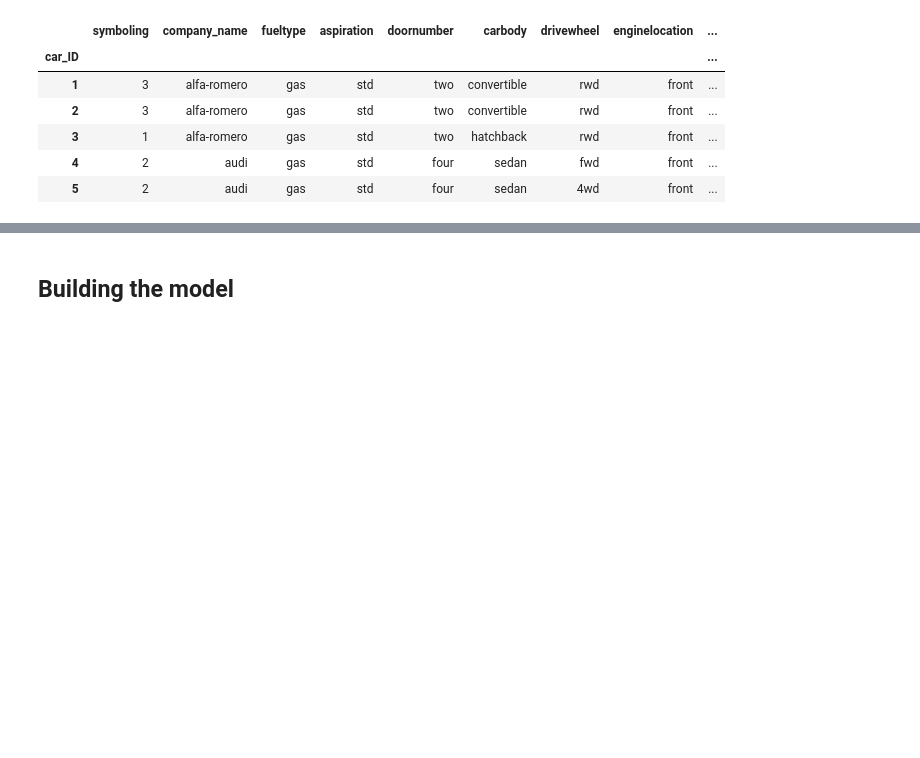
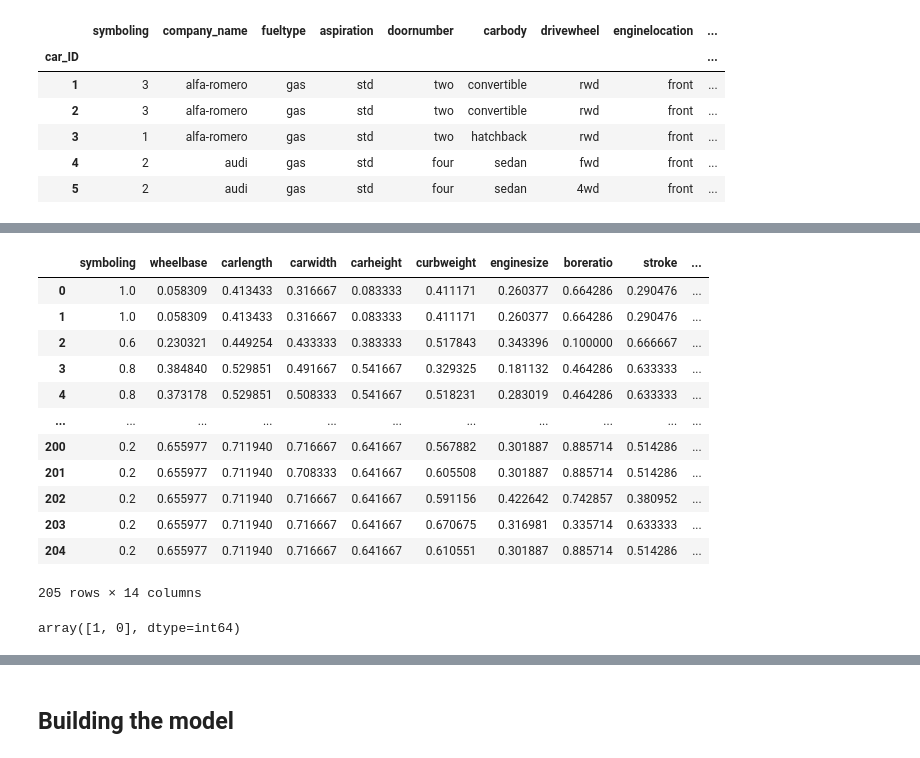
Before and after one commit to Felix1kk/Machine-Learning, a Jupyter notebook: Car Price Prediction.ipynb, the cells around one changed output, grey strips where cells are left out. Cells and saved outputs as stored; diff of their text form; code cells hidden in the pictures; blank space fills up the shorter version.

```diff
--- a/Car Price Prediction.ipynb
+++ b/Car Price Prediction.ipynb
@@ -503,0 +550,23 @@ df=df.drop('fuelsystem',axis=1)
+# %%
+scaler=MinMaxScaler()
+# %%
+scal=scaler.fit_transform(scal)
+# %%
+scal=pd.DataFrame(scal,columns=['symboling','wheelbase','carlength','carwidth','carheight','curbweight',
+ 'enginesize','boreratio','stroke','compressionratio','horsepower','peakrpm','citympg','highwaympg'])
+# %%
+scal
+# %% [output]
+|  | symboling | wheelbase | carlength | carwidth | carheight | curbweight | enginesize | boreratio | stroke | ... |
+| 0 | 1.0 | 0.058309 | 0.413433 | 0.316667 | 0.083333 | 0.411171 | 0.260377 | 0.664286 | 0.290476 | ... |
+| 1 | 1.0 | 0.058309 | 0.413433 | 0.316667 | 0.083333 | 0.411171 | 0.260377 | 0.664286 | 0.290476 | ... |
+| 2 | 0.6 | 0.230321 | 0.449254 | 0.433333 | 0.383333 | 0.517843 | 0.343396 | 0.100000 | 0.666667 | ... |
+| 3 | 0.8 | 0.384840 | 0.529851 | 0.491667 | 0.541667 | 0.329325 | 0.181132 | 0.464286 | 0.633333 | ... |
+| 4 | 0.8 | 0.373178 | 0.529851 | 0.508333 | 0.541667 | 0.518231 | 0.283019 | 0.464286 | 0.633333 | ... |
+| ... | ... | ... | ... | ... | ... | ... | ... | ... | ... | ... |
+| 200 | 0.2 | 0.655977 | 0.711940 | 0.716667 | 0.641667 | 0.567882 | 0.301887 | 0.885714 | 0.514286 | ... |
+| 201 | 0.2 | 0.655977 | 0.711940 | 0.708333 | 0.641667 | 0.605508 | 0.301887 | 0.885714 | 0.514286 | ... |
+| 202 | 0.2 | 0.655977 | 0.711940 | 0.716667 | 0.641667 | 0.591156 | 0.422642 | 0.742857 | 0.380952 | ... |
+| 203 | 0.2 | 0.655977 | 0.711940 | 0.716667 | 0.641667 | 0.670675 | 0.316981 | 0.335714 | 0.633333 | ... |
+| 204 | 0.2 | 0.655977 | 0.711940 | 0.716667 | 0.641667 | 0.610551 | 0.301887 | 0.885714 | 0.514286 | ... |
+205 rows × 14 columns
@@ -503,0 +582,4 @@ df=df.drop('fuelsystem',axis=1)
+# %%
+t.symboling.unique()
+# %% [output]
+array([1, 0], dtype=int64)
```
Also changed, not shown: parts of 35 cells of this notebook.
